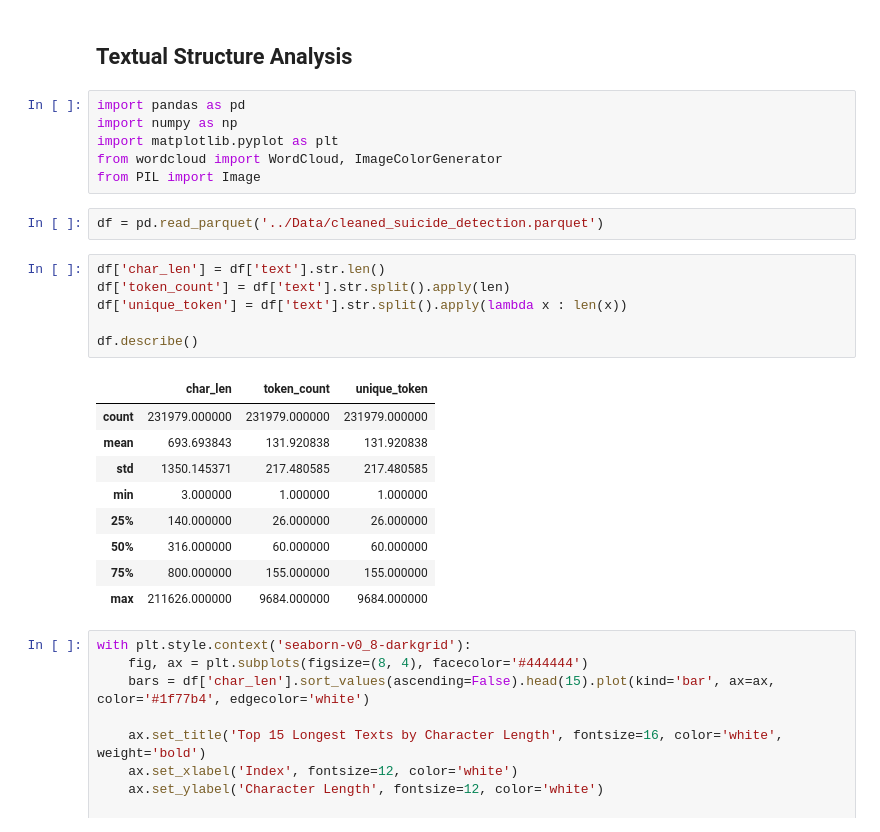
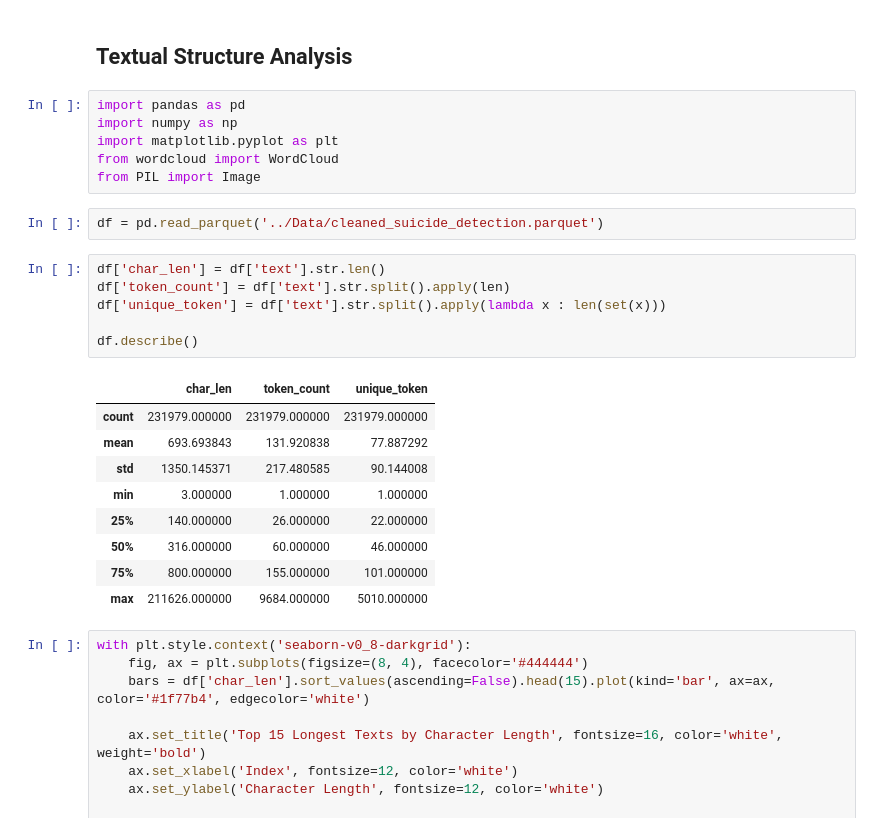
Before and after one commit to Roberto13-Vil/mental-health-text-classification, a Jupyter notebook: Notebooks/01_exploratory_data.ipynb, the cells around one changed output. Drawn from its saved outputs; the diff is of its cells as text.

```diff
--- a/Notebooks/01_exploratory_data.ipynb
+++ b/Notebooks/01_exploratory_data.ipynb
@@ -159,26 +159,26 @@ df.to_parquet('../Data/cleaned_suicide_detection.parquet', index=False)
 import pandas as pd
 import numpy as np
 import matplotlib.pyplot as plt
-from wordcloud import WordCloud, ImageColorGenerator
+from wordcloud import WordCloud
 from PIL import Image
 # %%
 df = pd.read_parquet('../Data/cleaned_suicide_detection.parquet')
 # %%
 df['char_len'] = df['text'].str.len()
 df['token_count'] = df['text'].str.split().apply(len)
-df['unique_token'] = df['text'].str.split().apply(lambda x : len(x))
+df['unique_token'] = df['text'].str.split().apply(lambda x : len(set(x)))
 
 df.describe()
 # %% [output]
 |  | char_len | token_count | unique_token |
 | count | 231979.000000 | 231979.000000 | 231979.000000 |
-| mean | 693.693843 | 131.920838 | 131.920838 |
-| std | 1350.145371 | 217.480585 | 217.480585 |
+| mean | 693.693843 | 131.920838 | 77.887292 |
+| std | 1350.145371 | 217.480585 | 90.144008 |
 | min | 3.000000 | 1.000000 | 1.000000 |
-| 25% | 140.000000 | 26.000000 | 26.000000 |
-| 50% | 316.000000 | 60.000000 | 60.000000 |
-| 75% | 800.000000 | 155.000000 | 155.000000 |
-| max | 211626.000000 | 9684.000000 | 9684.000000 |
+| 25% | 140.000000 | 26.000000 | 22.000000 |
+| 50% | 316.000000 | 60.000000 | 46.000000 |
+| 75% | 800.000000 | 155.000000 | 101.000000 |
+| max | 211626.000000 | 9684.000000 | 5010.000000 |
 # %%
 with plt.style.context('seaborn-v0_8-darkgrid'):
     fig, ax = plt.subplots(figsize=(8, 4), facecolor='#444444')
```
Also changed, not shown: parts of 5 cells of this notebook, 12 other files.
